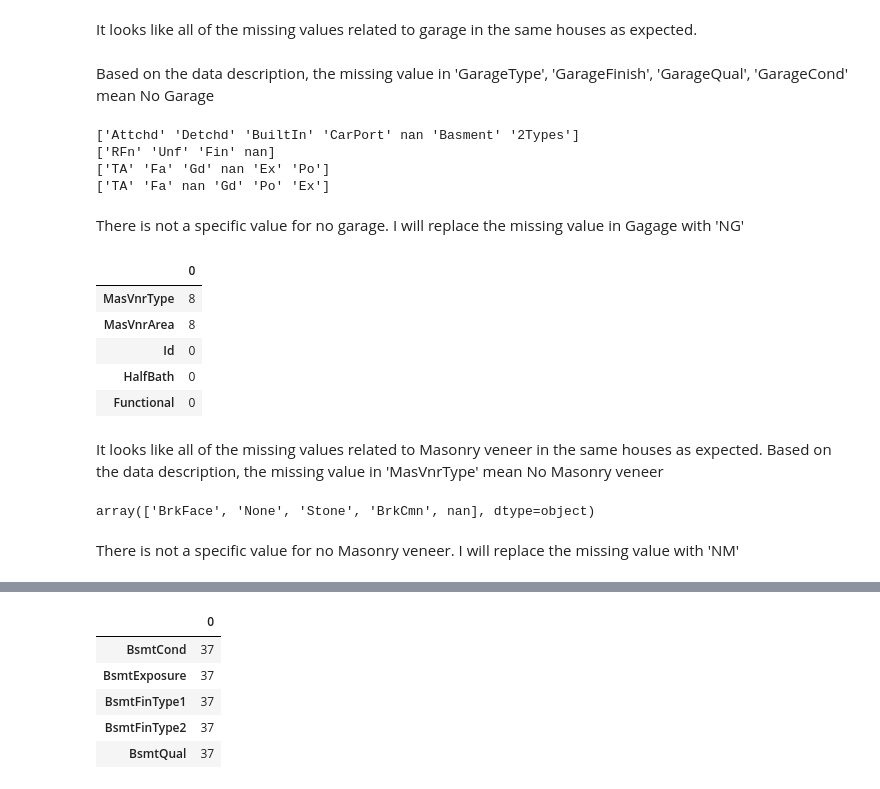
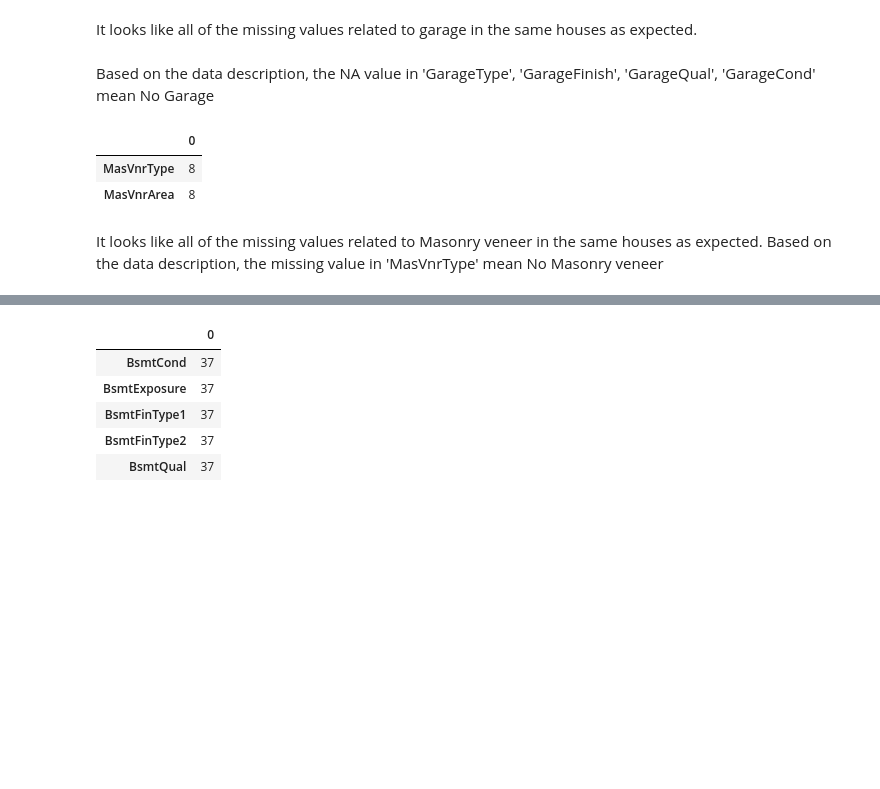
Before and after one commit to alexbui96/springboard, a Jupyter notebook: house_pricing_project/data_cleaning.ipynb, the cells around one changed output, grey strips where cells are left out. Cells and saved outputs as stored; diff of their text form; code cells hidden in the pictures; blank space fills up the shorter version.

```diff
--- a/house_pricing_project/data_cleaning.ipynb
+++ b/house_pricing_project/data_cleaning.ipynb
@@ -159,7 +138,4 @@ It looks like the missing values in 'LotFrontage' in the numerical dataset do no
 num_df.LotFrontage.fillna(num_df.LotFrontage.mean(), inplace= True)
-# %%
-# replace missing values in 'LotFrontage' with the mean of the remaining observations
-house_data['LotFrontage'] = house_data['LotFrontage'].fillna(round(house_data['LotFrontage'].mean()))
 # %% [markdown]
 Since only 1 missing value in 'Electrical' feature, I will fill with the most frequent value.
 # %%
@@ -176,16 +153,9 @@ pd.DataFrame(house_data[house_data['GarageCond'].isnull()].isnull().sum().sort_v
 # %% [markdown]
 It looks like all of the missing values related to garage in the same houses as expected.
 # %% [markdown]
-Based on the data description, the missing value in 'GarageType', 'GarageFinish', 'GarageQual', 'GarageCond' mean No Garage
+Based on the data description, the NA value in 'GarageType', 'GarageFinish', 'GarageQual', 'GarageCond' mean No Garage
 # %%
 garage_cat = ['GarageType', 'GarageFinish', 'GarageQual', 'GarageCond']
 
 for g in garage_cat:
-    print(cat_df[g].unique())
+    cat_df[g] = cat_df[g].fillna('NG')
-# %% [output]
-['Attchd' 'Detchd' 'BuiltIn' 'CarPort' nan 'Basment' '2Types']
-['RFn' 'Unf' 'Fin' nan]
-['TA' 'Fa' 'Gd' nan 'Ex' 'Po']
-['TA' 'Fa' nan 'Gd' 'Po' 'Ex']
-# %% [markdown]
-There is not a specific value for no garage. I will replace the missing value in Gagage with 'NG'
@@ -197,21 +164,12 @@ for g in garage_cat:
 num_df.GarageYrBlt.fillna(-1, inplace= True)
 # %%
-pd.DataFrame(house_data[house_data.MasVnrType.isnull()].isnull().sum().sort_values(ascending= False)).head(5)
+pd.DataFrame(house_data[house_data.MasVnrType.isnull()].isnull().sum().sort_values(ascending= False)).head(2)
 # %% [output]
 |  | 0 |
 | MasVnrType | 8 |
 | MasVnrArea | 8 |
-| Id | 0 |
-| HalfBath | 0 |
-| Functional | 0 |
 # %% [markdown]
 It looks like all of the missing values related to Masonry veneer in the same houses as expected. Based on the data description, the missing value in 'MasVnrType' mean No Masonry veneer
-# %%
-cat_df.MasVnrType.unique()
-# %% [output]
-array(['BrkFace', 'None', 'Stone', 'BrkCmn', nan], dtype=object)
-# %% [markdown]
-There is not a specific value for no Masonry veneer. I will replace the missing value with 'NM'
 # %%
 cat_df['MasVnrType'] = cat_df['MasVnrType'].fillna('NM')
 # %%
```
Also changed, not shown: parts of 21 cells of this notebook.
